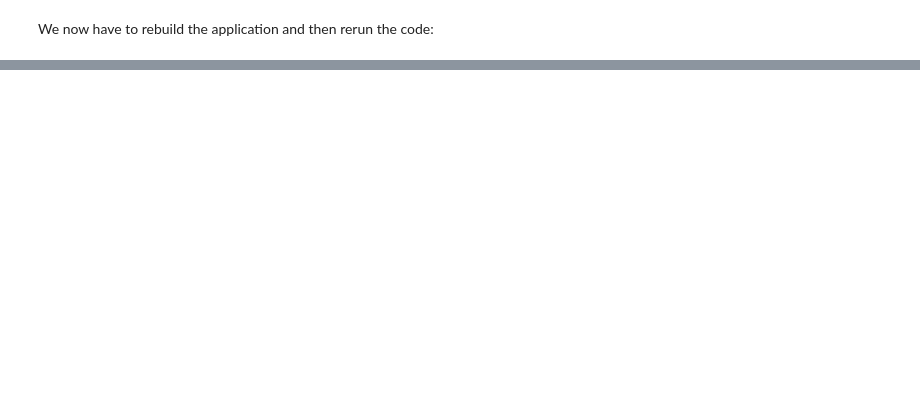
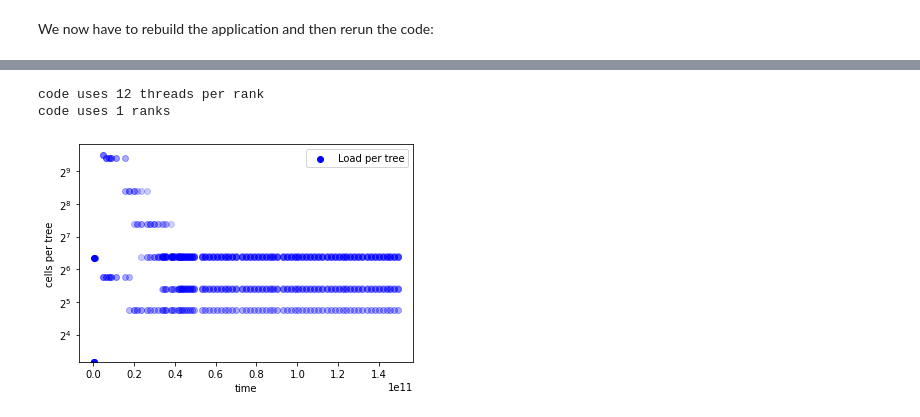
Before and after one commit to kittytastic/Peano-Fork, a Jupyter notebook: examples/exahype2/euler/euler-with-ExaHyPE.ipynb, the cells around one changed output, grey strips where cells are left out. Drawn from its saved outputs; the diff is of its cells as text; code cells hidden in the pictures; blank space fills up the shorter version.

```diff
--- a/examples/exahype2/euler/euler-with-ExaHyPE.ipynb
+++ b/examples/exahype2/euler/euler-with-ExaHyPE.ipynb
@@ -211,0 +292,6 @@ NameError: name 'project' is not defined
+# %%
+plot_load_distribution.plot( "output.txt", verbose=False, plot_remote_cells=False, sum_per_rank=False )
+# %% [output]
+code uses 12 threads per rank
+code uses 1 ranks
+[figure, added]
```
Also changed, not shown: parts of 30 cells of this notebook, 9 other files.
